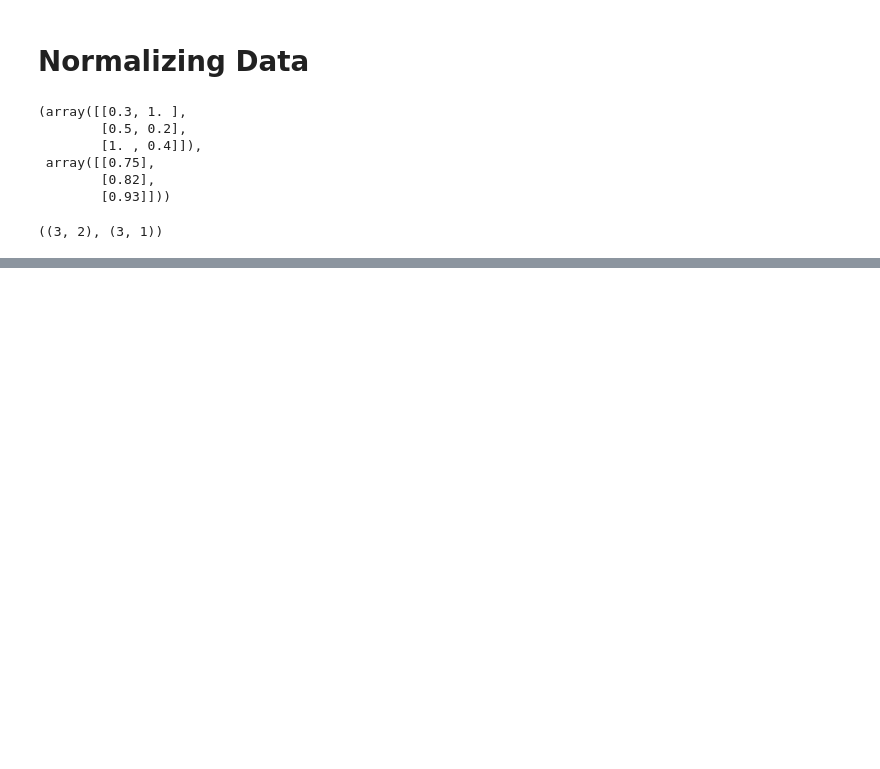
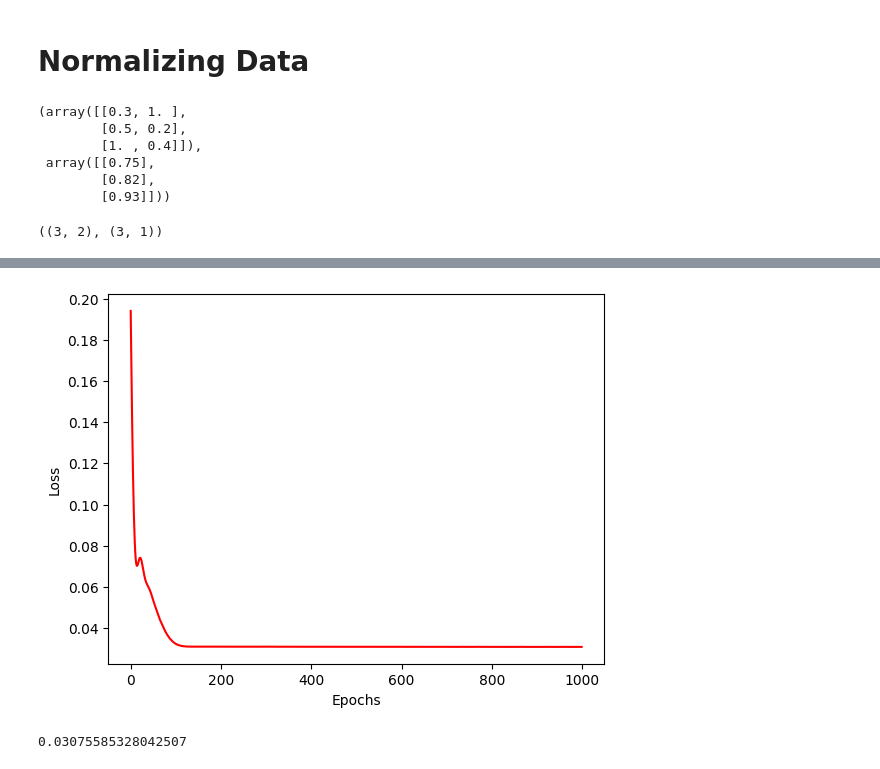
Before and after one commit to mohdammar128/DeepLearning-, a Jupyter notebook: Deep_learning.ipynb, the cells around one changed output, grey strips where cells are left out. Saved outputs shown, nothing was run; the diff lists cells and outputs as text; code cells hidden in the pictures; blank space fills up the shorter version.

```diff
--- a/Deep_learning.ipynb
+++ b/Deep_learning.ipynb
@@ -117,0 +189,5 @@ plt.show()
+# %%
+X=torch.tensor(([2, 5], [1, 8], [3, 3], [4, 6], [7, 2],
+              [8, 4], [5, 9], [6, 1], [9, 7], [10, 5]),dtype=torch.float32)
+Y=torch.tensor(([60], [72], [55], [68], [80],
+              [85], [70], [58], [92], [75]),dtype=torch.float32)
@@ -117,0 +208,16 @@ plt.show()
+# %%
+class NeuralNet(nn.Module):
+  def __init__(self):
+    super(NeuralNet,self).__init__()
+    self.hidden_layer=nn.Linear(2,3)
+    self.output_layer=nn.Linear(3,1)
+    self.relu=nn.ReLU()
+  def forward(self,x):
+    x=self.hidden_layer(x)
+    x=self.relu(x)
+    x=self.output_layer(x)
+    return x
+# %%
+model=NeuralNet()
+criterion=nn.MSELoss()
+optimizer=optim.Adam(model.parameters(),lr=0.01)
@@ -117,0 +242,14 @@ plt.show()
+# %%
+epochs=1000
+losses=[]
+for epoch  in range(epochs):
+  #forward pass and parameter
+  y_pred=model(X_train)
+  loss=criterion(y_pred,Y_train)
+  #backward pass
+  optimizer.zero_grad()
+  loss.backward()
+  optimizer.step()
+  losses.append(loss.item())
+  if (epoch+1)%100==0:
+    print(f'Epoch [{epoch+1}/{epochs}], Loss: {loss.item():.4f}')
@@ -117,0 +267,11 @@ plt.show()
+# %%
+plt.plot(losses,color='red')
+plt.xlabel('Epochs')
+plt.ylabel('Loss')
+plt.show()
+# %% [output]
+[figure, added]
+# %%
+losses.pop()
+# %% [output]
+0.03075585328042507
```
Also changed, not shown: parts of 27 cells of this notebook.
